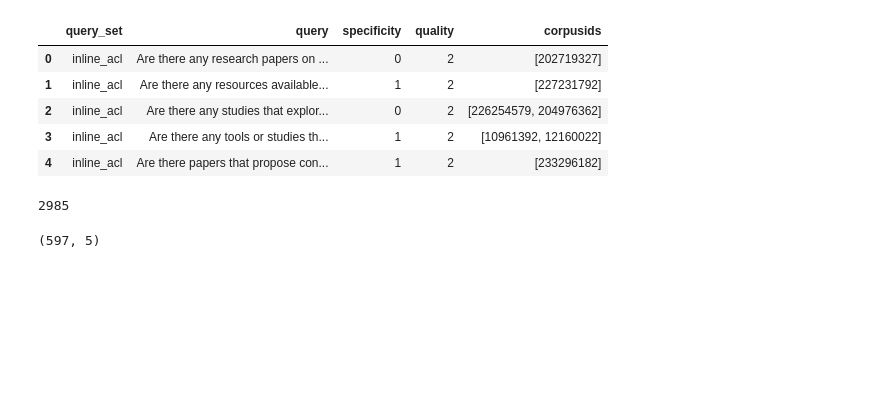
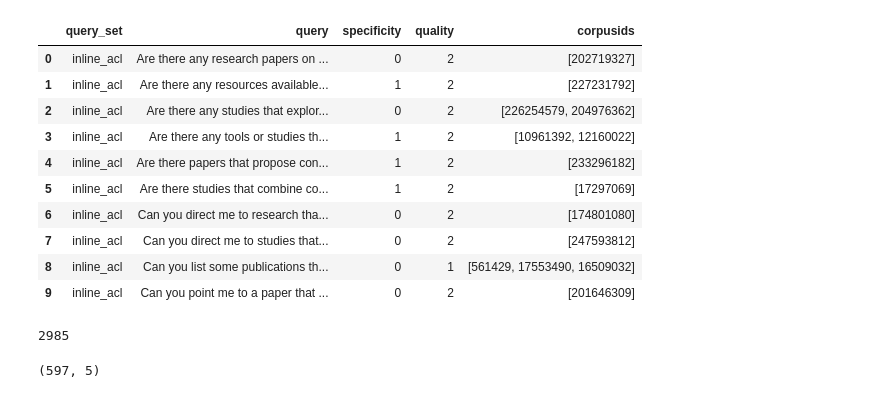
Before and after one commit to DuduuGithub/IRoverview, a Jupyter notebook: sort_ai/yale_dataset/data_tes.ipynb, the cells around one changed output. Drawn from its saved outputs; the diff is of its cells as text; code cells hidden in the pictures; blank space fills up the shorter version.

```diff
--- a/sort_ai/yale_dataset/data_tes.ipynb
+++ b/sort_ai/yale_dataset/data_tes.ipynb
@@ -2,14 +2,19 @@
 import pandas as pd
 # %%
 query = pd.read_parquet("./query/query.parquet")
-query.head()
+query.head(10)
 # %% [output]
 |  | query_set | query | specificity | quality | corpusids |
 | 0 | inline_acl | Are there any research papers on ... | 0 | 2 | [202719327] |
 | 1 | inline_acl | Are there any resources available... | 1 | 2 | [227231792] |
 | 2 | inline_acl | Are there any studies that explor... | 0 | 2 | [226254579, 204976362] |
 | 3 | inline_acl | Are there any tools or studies th... | 1 | 2 | [10961392, 12160022] |
 | 4 | inline_acl | Are there papers that propose con... | 1 | 2 | [233296182] |
+| 5 | inline_acl | Are there studies that combine co... | 1 | 2 | [17297069] |
+| 6 | inline_acl | Can you direct me to research tha... | 0 | 2 | [174801080] |
+| 7 | inline_acl | Can you direct me to studies that... | 0 | 2 | [247593812] |
+| 8 | inline_acl | Can you list some publications th... | 0 | 1 | [561429, 17553490, 16509032] |
+| 9 | inline_acl | Can you point me to a paper that ... | 0 | 2 | [201646309] |
 # %%
 query.size
 # %% [output]
```
Also changed, not shown: parts of 1 cell of this notebook, 18 other files.
